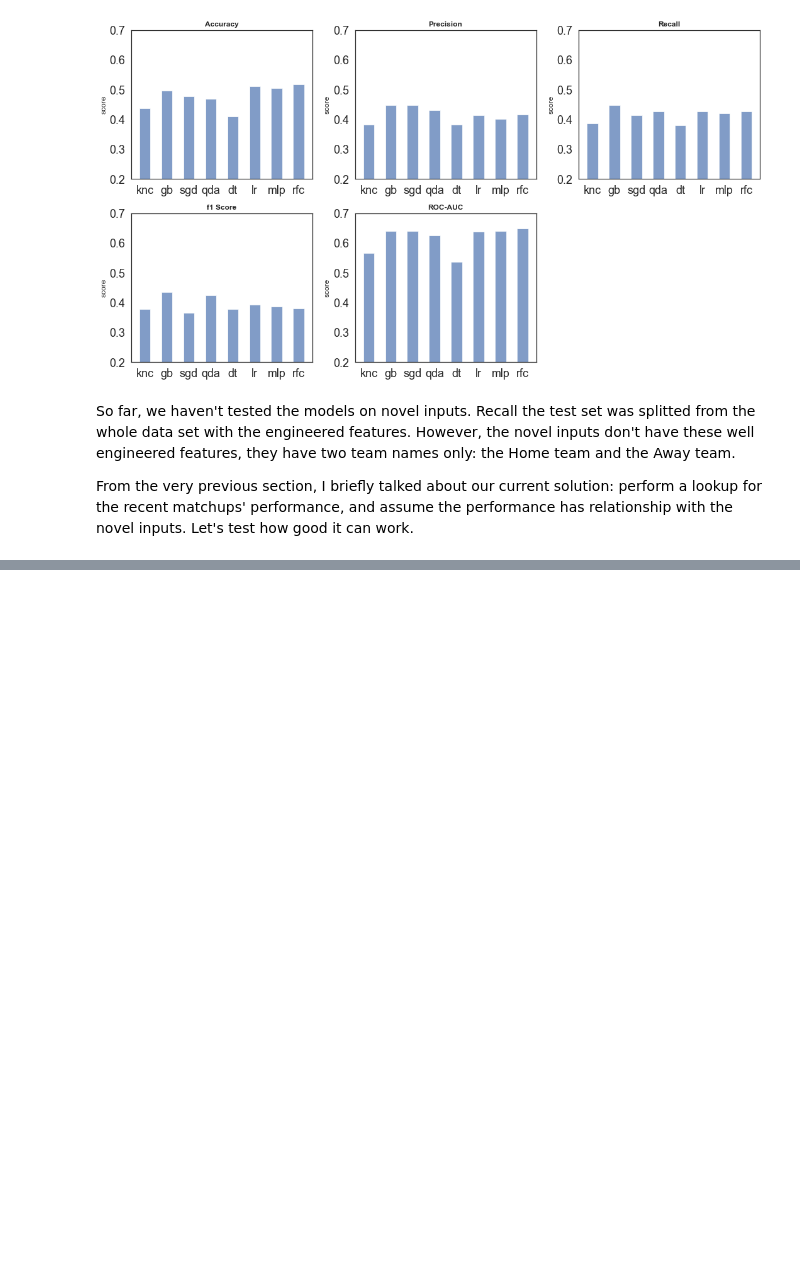
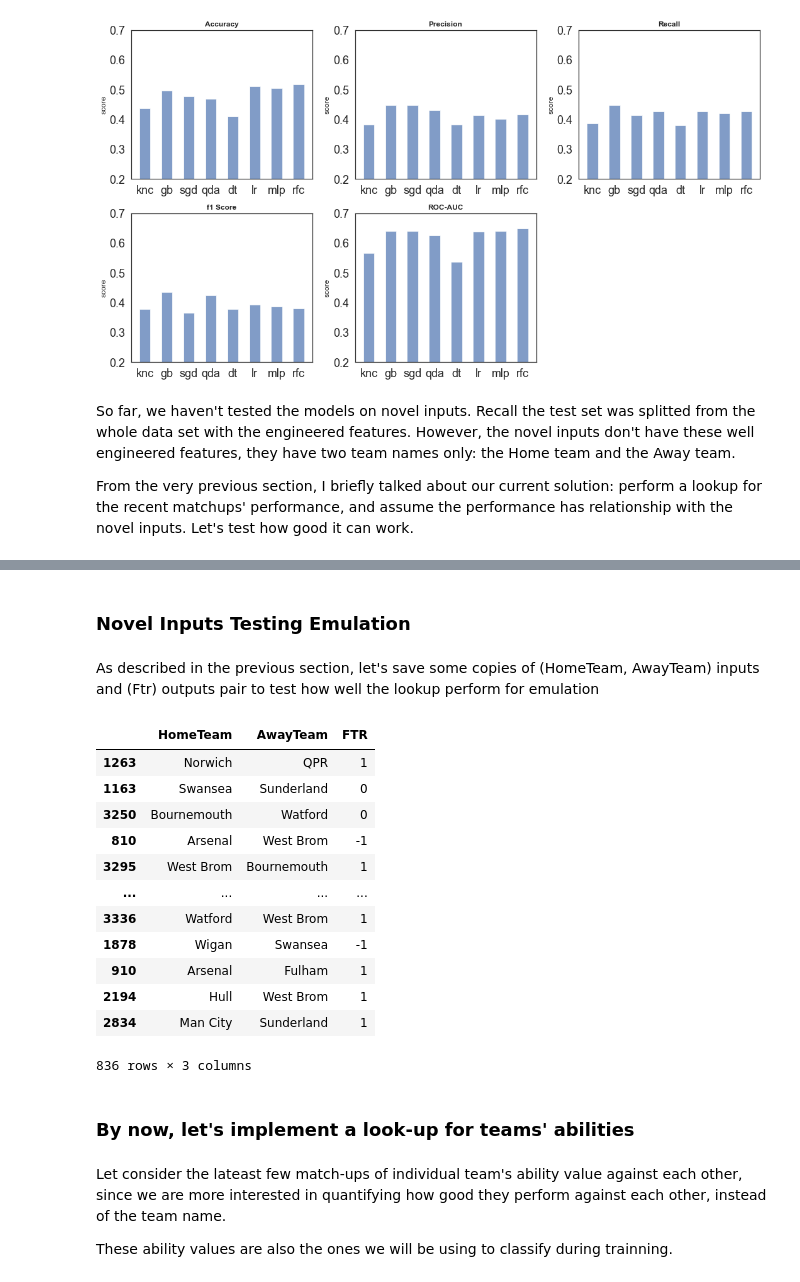
Before and after one commit to arundathi-shanthini/Beat-the-Bookie, a Jupyter notebook: Code/Beat The Bookie.ipynb, the cells around one changed output, grey strips where cells are left out. Saved outputs shown, nothing was run; the diff lists cells and outputs as text; code cells hidden in the pictures; blank space fills up the shorter version.

```diff
--- a/Code/Beat The Bookie.ipynb
+++ b/Code/Beat The Bookie.ipynb
@@ -1188,0 +1117,4 @@ X_train
+# %% [markdown]
+### Novel Inputs Testing Emulation
+# %% [markdown]
+As described in the previous section, let's save some copies of (HomeTeam, AwayTeam) inputs and (Ftr) outputs pair to test how well the lookup perform for emulation
@@ -1188,0 +1123,28 @@ X_train
+# %%
+X = X_c2.copy()
+
+_, X_novel, _, y_novel = train_test_split(X, y, test_size = size, random_state=42)
+X_novel = X_novel[['HomeTeam', 'AwayTeam']]
+
+# The X_novel, y_novel pairs before X_novel lookups
+pd.concat([X_novel, y_novel], axis = 1)
+# %% [output]
+|  | HomeTeam | AwayTeam | FTR |
+| 1263 | Norwich | QPR | 1 |
+| 1163 | Swansea | Sunderland | 0 |
+| 3250 | Bournemouth | Watford | 0 |
+| 810 | Arsenal | West Brom | -1 |
+| 3295 | West Brom | Bournemouth | 1 |
+| ... | ... | ... | ... |
+| 3336 | Watford | West Brom | 1 |
+| 1878 | Wigan | Swansea | -1 |
+| 910 | Arsenal | Fulham | 1 |
+| 2194 | Hull | West Brom | 1 |
+| 2834 | Man City | Sunderland | 1 |
+836 rows × 3 columns
+# %% [markdown]
+### By now, let's implement a look-up for teams' abilities
+# %% [markdown]
+Let consider the lateast few match-ups of individual team's ability value against each other, since we are more interested in quantifying how good they perform against each other, instead of the team name.
+
+These ability values are also the ones we will be using to classify during trainning.
```
Also changed, not shown: parts of 22 cells of this notebook.
